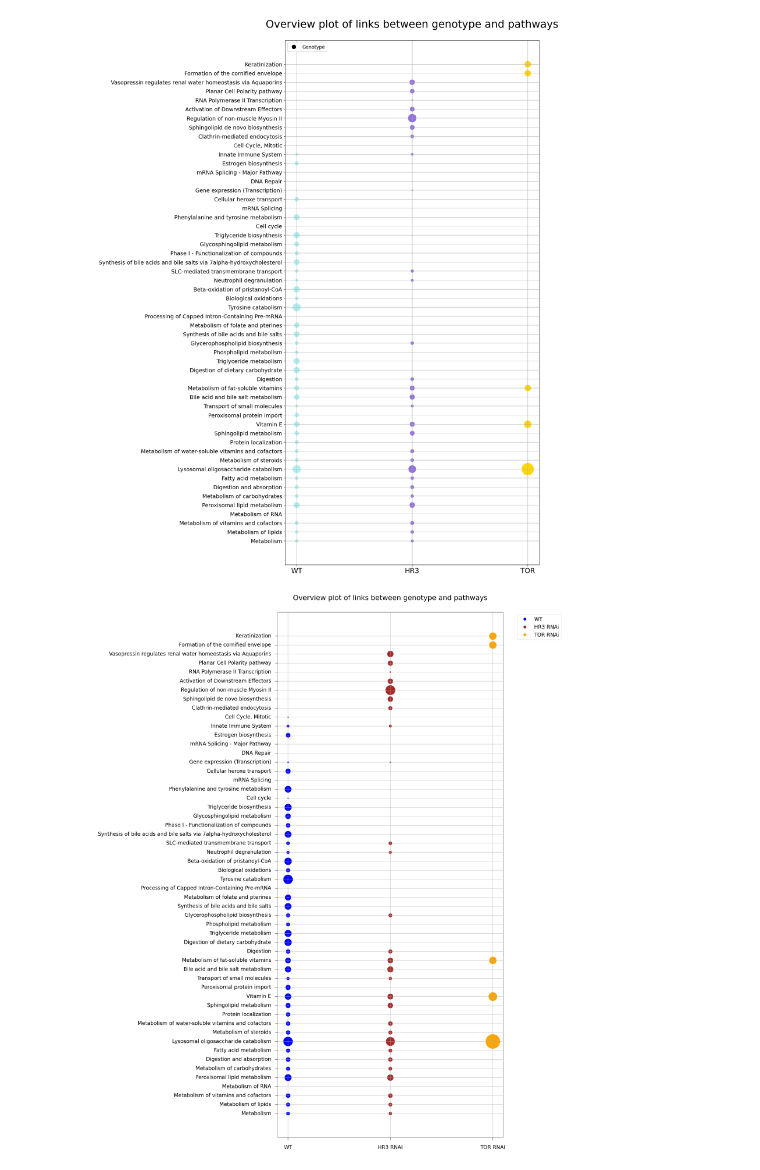
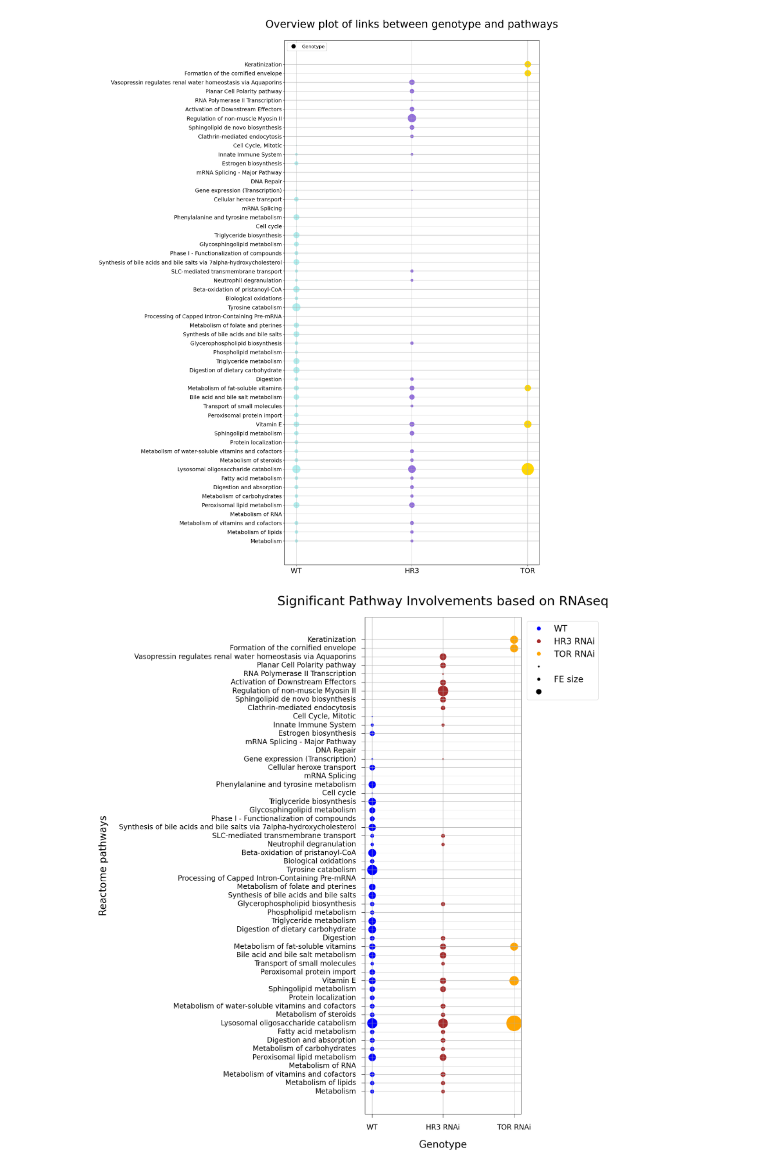
Before and after one commit to nzomorrodnia/bachelorproject_drosophila, a Jupyter notebook: RNA seq pathway analysis.ipynb, the cells around one changed output. Drawn from its saved outputs; the diff is of its cells as text; code cells hidden in the pictures.

```diff
--- a/RNA seq pathway analysis.ipynb
+++ b/RNA seq pathway analysis.ipynb
@@ -167,10 +12,10 @@ df_TOR_filtered_sig5.to_csv('df_TOR_filtered_sig5.csv', index=False)
 # %%
-# Finding path to RNAseq all pathways data file
-PATH_RNAseq_pathways = '/Users/ninazomorrodnia/Desktop/RNAseq pathway analysis/All each genotype/'
-FILE_RNASEQ_pathways = PATH_RNAseq_pathways + 'Reactome pathways RNA seq (all) sig. padj.xlsx'
+#DATA_PATH = '/Users/ninazomorrodnia/Desktop/Bachelor datamapper/'
+DATA_PATH = '/home/williamtheodor/Documents/Private/Drosophila/Data/'
+FILE_PATH = DATA_PATH + 'Reactome pathways RNA seq (all) sig. padj.xlsx'
 
 # Reading in RNA seq all pathways data as a Pandas DataFrame
-df_RNASEQ_pathways = pd.read_excel(FILE_RNASEQ_pathways)
+df_RNASEQ_pathways = pd.read_excel(FILE_PATH)
 df_RNASEQ_pathways.head()
 # %% [output]
 |  | Reactome pathways | WT | FDR_WT | fold_enrich_WT | HR3 | FDR_HR3 | fold_enrich_HR3 | TOR | ... |
@@ -279,14 +134,14 @@ import matplotlib.pyplot as plt
 genotypes = ['WT', 'HR3', 'TOR']
 
 # Define the color_dict for each genotype
-color_dict_95 = {
+color_dict = {
     'WT': 'blue',
     'HR3': 'brown',
     'TOR': 'orange'
 }
 
-fig, ax = plt.subplots(1, 1, figsize=(27, 30))
-c = 65  # Increase the value of c for larger spacing between dots
+fig, ax = plt.subplots(1, 1, figsize=(20, 22))
+c = 40  # Increase the value of c for larger spacing between dots
 dot_offset = 6  # Horizontal offset between dots
 
 for i, pathway in enumerate(df_RNASEQ_pathways['Reactome pathways']):
@@ -302,36 +157,43 @@ for i, pathway in enumerate(df_RNASEQ_pathways['Reactome pathways']):
         fdr = row[f'FDR_{genotype}']
         color = color_dict[genotype] if fdr < 0.05 else 'gray'  # Use color_dict for genotypes with FDR < 0.05
 
         ax.scatter(x[j], i, color=color, marker='o', s=c * fold_enrich)
 
 ax.set_yticks(np.arange(len(df_RNASEQ_pathways)), df_RNASEQ_pathways['Reactome pathways'], fontsize=14)
-ax.set_xticks([1,2,3], ['WT', 'HR3 RNAi', 'TOR RNAi'], fontsize=18)
+ax.set_xticks([1,2,3], ['WT', 'HR3 RNAi', 'TOR RNAi'], fontsize=16)
 ax.grid(True)
+
+# Set the x-axis labels to be centered below the data points
+ax.set_xlabel('Genotype', fontsize=28, labelpad=25)
+ax.set_ylabel('Reactome pathways', fontsize=28, labelpad=30)
 
 # Move the genotype labels further down by setting their y-position
 ax.set_xticklabels(['WT', 'HR3 RNAi', 'TOR RNAi'], fontsize=20, ha='center', va='top', position=(0, -0.002))
 # Increase the spacing between the y-axis labels by adding additional padding
 ax.set_yticklabels(df_RNASEQ_pathways['Reactome pathways'], fontsize=20, va='center', linespacing=2)
 
 # Set longer tick marks and move y-axis labels away from the plot
 ax.tick_params(axis='both', which='both', length=10, pad=15)
 
-
 wt_dot = mlines.Line2D([], [], color=color_dict_95['WT'], marker='o', linestyle='None',
                           markersize=10, label='WT')
 hr3_dot = mlines.Line2D([], [], color=color_dict_95['HR3'], marker='o', linestyle='None',
                           markersize=10, label='HR3 RNAi')
 tor_dot = mlines.Line2D([], [], color=color_dict_95['TOR'], marker='o', linestyle='None',
                           markersize=10, label='TOR RNAi')
 
-ax.legend(handles=[legend_dot], fontsize=20, loc='upper left')
-ax.legend(handles=[wt_dot, hr3_dot, tor_dot], fontsize=20, bbox_to_anchor=(1.27, 1.))
+small_dot = mlines.Line2D([], [], color='k', marker='o', linestyle='None', markersize=4, label='')
+medium_dot = mlines.Line2D([], [], color='k', marker='o', linestyle='None', markersize=8, label='FE size')
+large_dot = mlines.Line2D([], [], color='k', marker='o', linestyle='None', markersize=14, label='')
+
+#ax.legend(handles=[legend_dot], fontsize=40, loc='upper left')
+ax.legend(handles=[wt_dot, hr3_dot, tor_dot, small_dot, medium_dot, large_dot], fontsize=24, bbox_to_anchor=(1.01, 1.))
 
 # Adjust the spacing between the y-axis labels and the plot
 plt.subplots_adjust(left=0.2)  # Increase the left margin
 
-ax.set_title('Overview plot of links between genotype and pathways', fontsize=27, y=1.02)
+ax.set_title('Significant Pathway Involvements based on RNAseq', fontsize=36, y=1.02)
 plt.tight_layout()
 plt.show()
 # %% [output]
-[figure, old version]
+[figure, new version]
```
Also changed, not shown: parts of 20 cells of this notebook, 2 other files.
